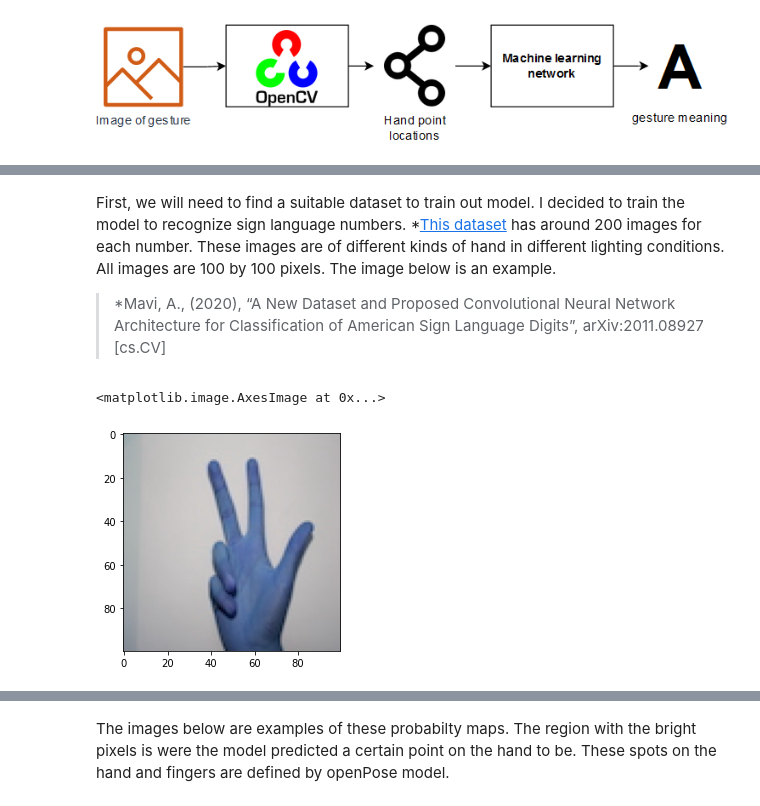
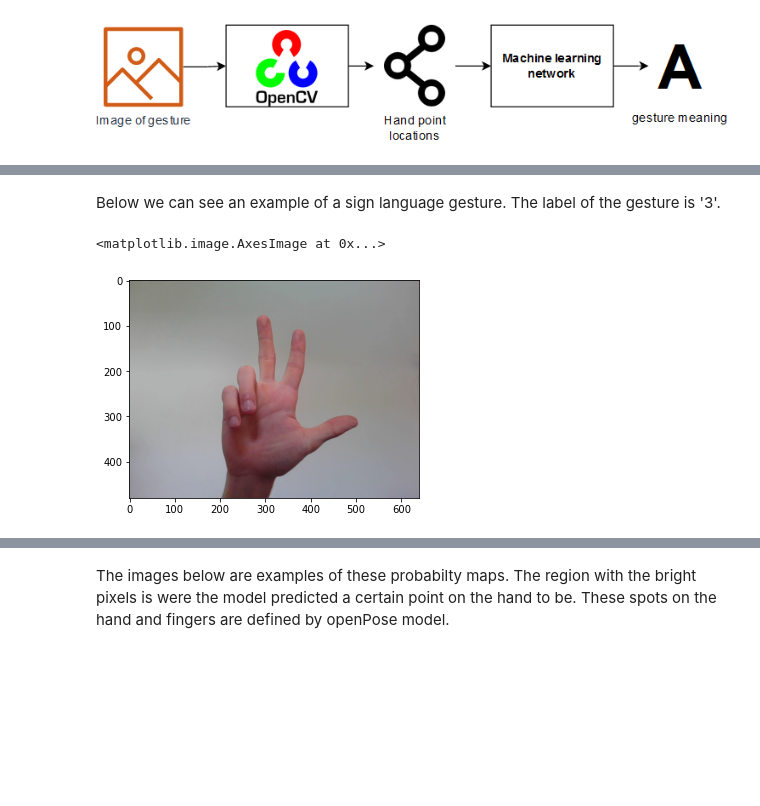
Before and after one commit to dirkzon/gesture-recognition, a Jupyter notebook: Gesture recognition.ipynb, the cells around one changed output, grey strips where cells are left out. Saved outputs shown, nothing was run; the diff lists cells and outputs as text; code cells hidden in the pictures; blank space fills up the shorter version.

Commit message:
updated gesture recognition

```diff
--- a/Gesture recognition.ipynb
+++ b/Gesture recognition.ipynb
@@ -21,14 +35,11 @@ import pandas as pd
 import matplotlib.pyplot as plt
 import seaborn as sns
 %matplotlib inline
-# %% [markdown]
-First, we will need to find a suitable dataset to train out model. I decided to train the model to recognize sign language numbers. *[This dataset]( https://github.com/ardamavi/Sign-Language-Digits-Dataset) has around 200 images for each number. These images are of different kinds of hand in different lighting conditions. All images are 100 by 100 pixels.
-The image below is an example.
-
->*Mavi, A., (2020), “A New Dataset and Proposed Convolutional Neural Network Architecture for Classification of American Sign Language Digits”, arXiv:2011.08927 [cs.CV]
+# %% [markdown]
+Below we can see an example of a sign language gesture. The label of the gesture is '3'.
 # %%
-frame = cv2.imread("images/3/IMG_1141.JPG")
-plt.imshow(frame)
+frame = cv2.imread("test_images/3.jpg")
+plt.imshow(cv2.cvtColor(frame, cv2.COLOR_BGR2RGB))
 # %% [output]
 <matplotlib.image.AxesImage at 0x...>
-[figure, old version]
+[figure, new version]
```
Also changed, not shown: parts of 38 cells of this notebook.
